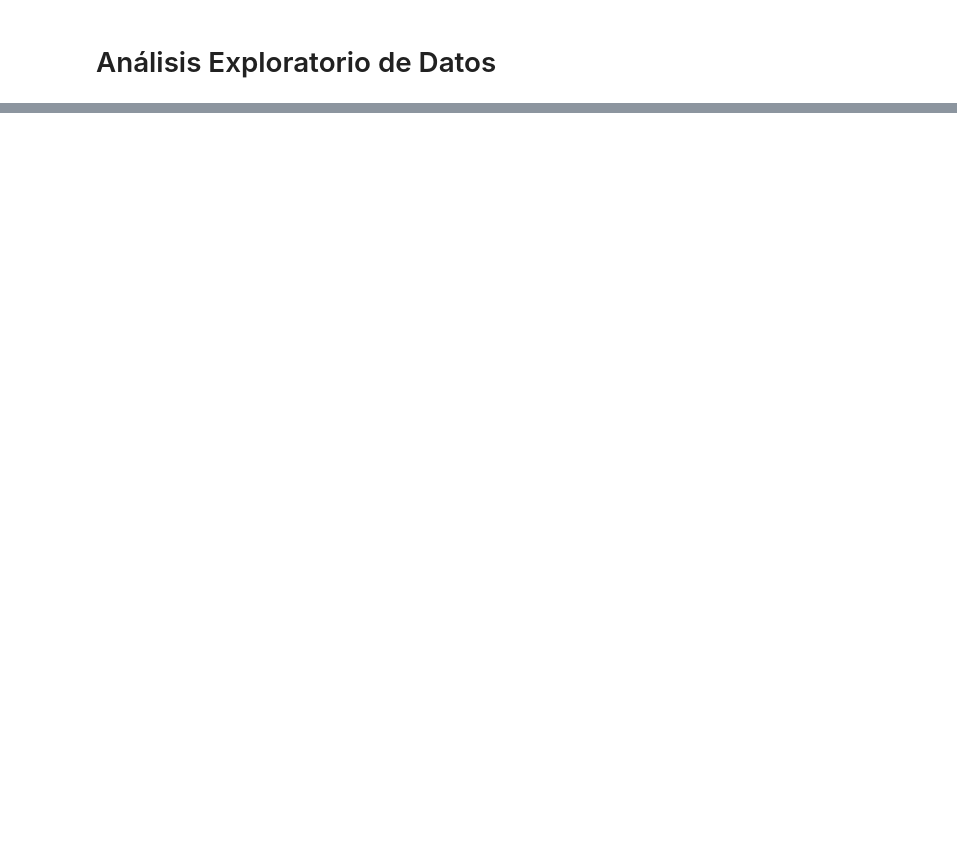
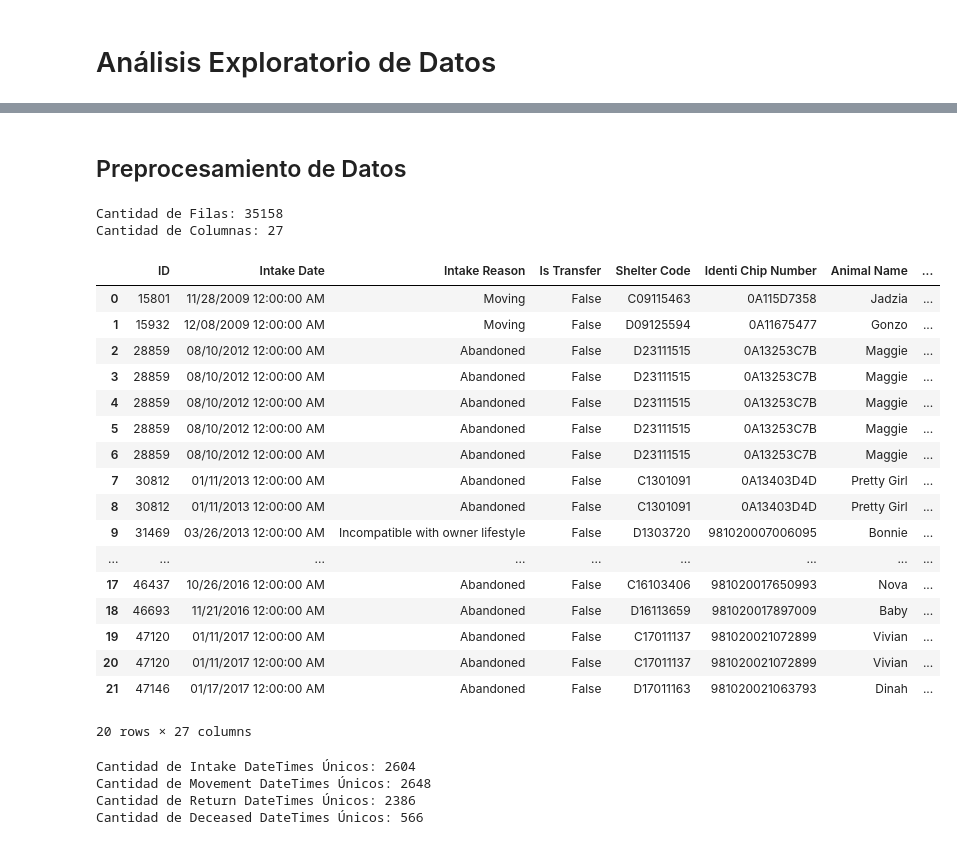
Before and after one commit to MicaKil/ia2, a Jupyter notebook: 08_dl-for-timeseries/Micaela_Del_Longo-Animal_Care/Micaela_Del_Longo-Animal_Care.ipynb, the cells around one changed output, grey strips where cells are left out. Saved outputs shown, nothing was run; the diff lists cells and outputs as text; code cells hidden in the pictures; blank space fills up the shorter version.

```diff
--- a/08_dl-for-timeseries/Micaela_Del_Longo-Animal_Care/Micaela_Del_Longo-Animal_Care.ipynb
+++ b/08_dl-for-timeseries/Micaela_Del_Longo-Animal_Care/Micaela_Del_Longo-Animal_Care.ipynb
@@ -23,4 +18,32 @@ Dataset URL: https://www.kaggle.com/datasets/jinbonnie/animal-data
 # %%
 # cargamos el dataset
-df = pd.read_csv('micaela_data/animal-data-1.csv')
+df = pd.read_csv('micaela_data/Animal_Shelter.csv')
+# renombramos las columnas para que tengan un formato más amigable
+df = df.rename(
+	columns={
+		'id': 'ID',
+		'intakedate': 'Intake Date',
+		'intakereason': 'Intake Reason',
+		'istransfer': 'Is Transfer',
+		'sheltercode': 'Shelter Code',
+		'identichipnumber': 'Identi Chip Number',
+		'animalname': 'Animal Name',
+		'breedname': 'Breed Name',
+		'basecolour': 'Base Colour',
+		'speciesname': 'Species Name',
+		'animalage': 'Animal Age',
+		'sexname': 'Sex Name',
+		'location': 'Location',
+		'movementdate': 'Movement Date',
+		'movementtype': 'Movement Type',
+		'istrial': 'Is Trial',
+		'returndate': 'Return Date',
+		'returnedreason': 'Returned Reason',
+		'deceaseddate': 'Deceased Date',
+		'deceasedreason': 'Deceased Reason',
+		'diedoffshelter': 'Died Off Shelter',
+		'puttosleep': 'Put to Sleep',
+		'isdoa': 'Is DOA'
+	}
+)
 # %%
@@ -62,0 +125,46 @@ Species:  ['Cat' 'Dog' 'House Rabbit' 'Rat' 'Bird' 'Opossum' 'Chicken' 'Wildlife
+# %% [markdown]
+## Preprocesamiento de Datos
+# %%
+# eliminar todas las filas que no sean perros o gatos
+df_filtered = df[df['Species Name'].isin(['Dog', 'Cat'])].copy()
+# convertir las fechas a formato datetime
+df_filtered['Intake DateTime'] = pd.to_datetime(df_filtered['Intake Date'], format='%m/%d/%Y %I:%M:%S %p').dt.date
+df_filtered['Movement DateTime'] = pd.to_datetime(df_filtered['Movement Date'], format='%m/%d/%Y %I:%M:%S %p').dt.date
+df_filtered['Return DateTime'] = pd.to_datetime(df_filtered['Return Date'], format='%m/%d/%Y %I:%M:%S %p').dt.date
+df_filtered['Deceased DateTime'] = pd.to_datetime(df_filtered['Deceased Date'], format='%m/%d/%Y %I:%M:%S %p').dt.date
+
+filtered_shape = df_filtered.shape
+print("\nCantidad de Filas: %d\nCantidad de Columnas: %d\n" % (filtered_shape[0], filtered_shape[1]))
+
+df_filtered.head(20)
+# %% [output]
+Cantidad de Filas: 35158
+Cantidad de Columnas: 27
+|  | ID | Intake Date | Intake Reason | Is Transfer | Shelter Code | Identi Chip Number | Animal Name | ... |
+| 0 | 15801 | 11/28/2009 12:00:00 AM | Moving | False | C09115463 | 0A115D7358 | Jadzia | ... |
+| 1 | 15932 | 12/08/2009 12:00:00 AM | Moving | False | D09125594 | 0A11675477 | Gonzo | ... |
+| 2 | 28859 | 08/10/2012 12:00:00 AM | Abandoned | False | D23111515 | 0A13253C7B | Maggie | ... |
+| 3 | 28859 | 08/10/2012 12:00:00 AM | Abandoned | False | D23111515 | 0A13253C7B | Maggie | ... |
+| 4 | 28859 | 08/10/2012 12:00:00 AM | Abandoned | False | D23111515 | 0A13253C7B | Maggie | ... |
+| 5 | 28859 | 08/10/2012 12:00:00 AM | Abandoned | False | D23111515 | 0A13253C7B | Maggie | ... |
+| 6 | 28859 | 08/10/2012 12:00:00 AM | Abandoned | False | D23111515 | 0A13253C7B | Maggie | ... |
+| 7 | 30812 | 01/11/2013 12:00:00 AM | Abandoned | False | C1301091 | 0A13403D4D | Pretty Girl | ... |
+| 8 | 30812 | 01/11/2013 12:00:00 AM | Abandoned | False | C1301091 | 0A13403D4D | Pretty Girl | ... |
+| 9 | 31469 | 03/26/2013 12:00:00 AM | Incompatible with owner lifestyle | False | D1303720 | 981020007006095 | Bonnie | ... |
+| ... | ... | ... | ... | ... | ... | ... | ... | ... |
+| 17 | 46437 | 10/26/2016 12:00:00 AM | Abandoned | False | C16103406 | 981020017650993 | Nova | ... |
+| 18 | 46693 | 11/21/2016 12:00:00 AM | Abandoned | False | D16113659 | 981020017897009 | Baby | ... |
+| 19 | 47120 | 01/11/2017 12:00:00 AM | Abandoned | False | C17011137 | 981020021072899 | Vivian | ... |
+| 20 | 47120 | 01/11/2017 12:00:00 AM | Abandoned | False | C17011137 | 981020021072899 | Vivian | ... |
+| 21 | 47146 | 01/17/2017 12:00:00 AM | Abandoned | False | D17011163 | 981020021063793 | Dinah | ... |
+20 rows × 27 columns
+# %%
+print("Cantidad de Intake DateTimes Únicos: %d" % len(df_filtered['Intake DateTime'].unique()))
+print("Cantidad de Movement DateTimes Únicos: %d" % len(df_filtered['Movement DateTime'].unique()))
+print("Cantidad de Return DateTimes Únicos: %d" % len(df_filtered['Return DateTime'].unique()))
+print("Cantidad de Deceased DateTimes Únicos: %d" % len(df_filtered['Deceased DateTime'].unique()))
+# %% [output]
+Cantidad de Intake DateTimes Únicos: 2604
+Cantidad de Movement DateTimes Únicos: 2648
+Cantidad de Return DateTimes Únicos: 2386
+Cantidad de Deceased DateTimes Únicos: 566
```
Also changed, not shown: parts of 12 cells of this notebook, 3 other files.
